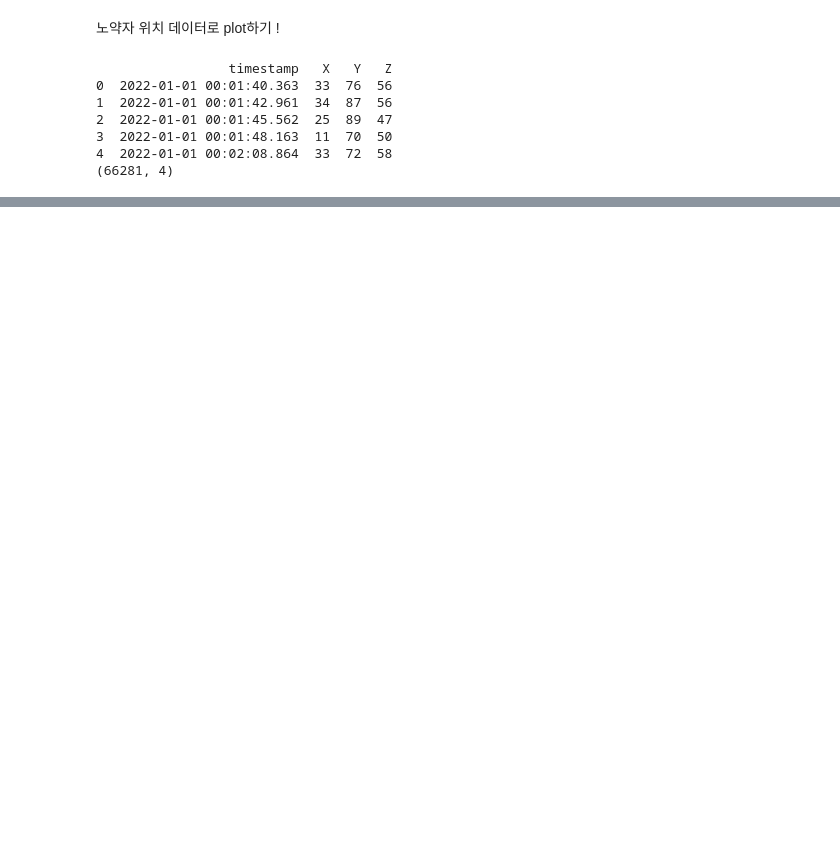
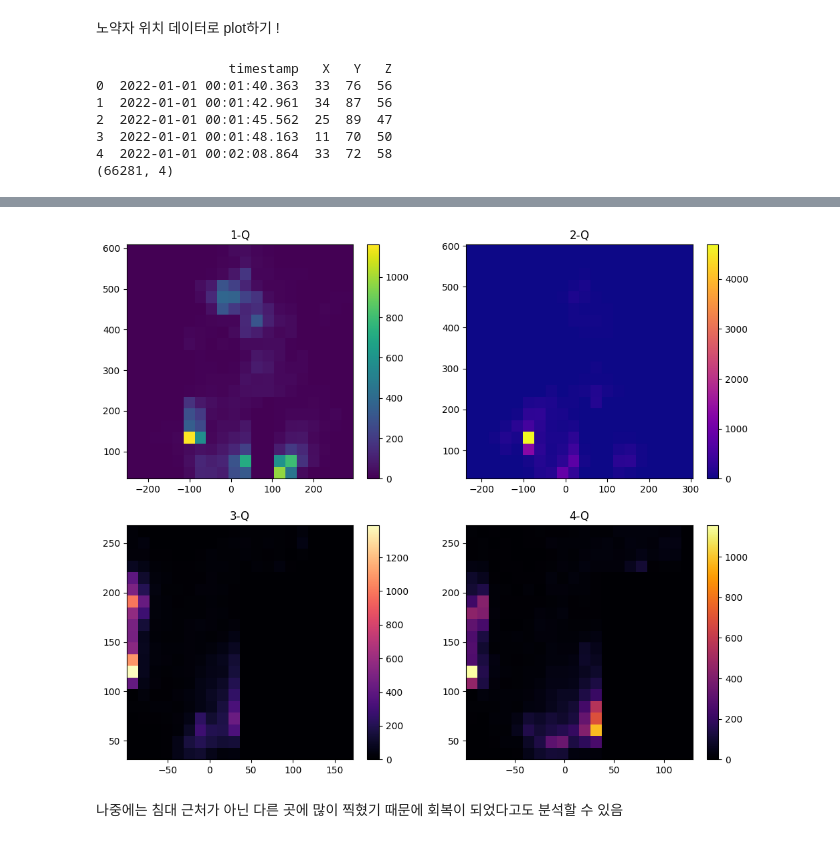
Before and after one commit to doxxeon/Biomedical_AI_Train, a Jupyter notebook: Visualization/healthcare_bigdata_playbook_chap8.ipynb, the cells around one changed output, grey strips where cells are left out. Drawn from its saved outputs; the diff is of its cells as text; code cells hidden in the pictures; blank space fills up the shorter version.

```diff
--- a/Visualization/healthcare_bigdata_playbook_chap8.ipynb
+++ b/Visualization/healthcare_bigdata_playbook_chap8.ipynb
@@ -30,0 +34,44 @@ plt.show()
+# %%
+# 위치 정보를 2D로 찍기 위해!
+
+x1 = X[:16570]
+x2 = X[16570:16570*2]
+x3 = X[16570*2:16570*3]
+x4 = X[16570*3:]
+
+y1 = Y[:16570]
+y2 = Y[16570:16570*2]
+y3 = Y[16570*2:16570*3]
+y4 = Y[16570*3:]
+# %%
+plt.figure(facecolor='white')
+
+# 1등분
+plt.subplot(2,2,1)
+plt.hist2d(x1, y1, bins=20, cmap='viridis')
+plt.title('1-Q')
+plt.colorbar()
+
+# 2등분
+plt.subplot(2,2,2)
+plt.hist2d(x2, y2, bins=20, cmap='plasma')
+plt.title('2-Q')
+plt.colorbar()
+
+# 3등분
+plt.subplot(2,2,3)
+plt.hist2d(x3, y3, bins=20, cmap='magma')
+plt.title('3-Q')
+plt.colorbar()
+
+# 4등분
+plt.subplot(2,2,4)
+plt.hist2d(x4, y4, bins=20, cmap='inferno')
+plt.title('4-Q')
+plt.colorbar()
+
+plt.show()
+# %% [output]
+[figure, added]
+# %% [markdown]
+나중에는 침대 근처가 아닌 다른 곳에 많이 찍혔기 때문에 회복이 되었다고도 분석할 수 있음
```
Also changed, not shown: parts of 6 cells of this notebook, 5 other files.
